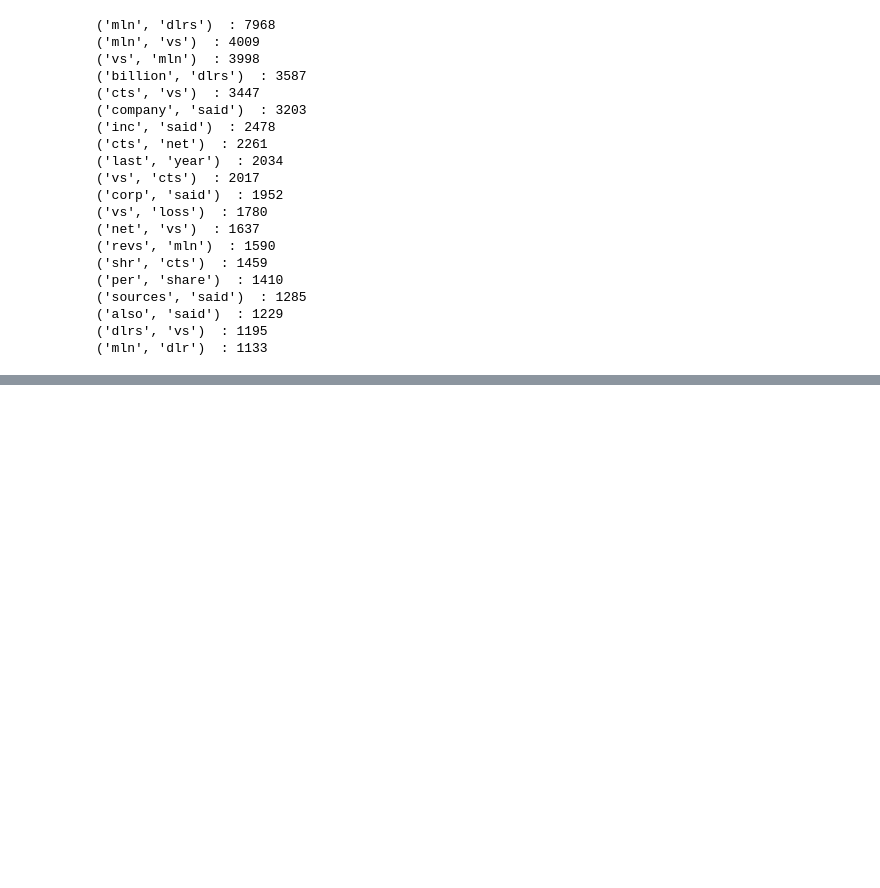
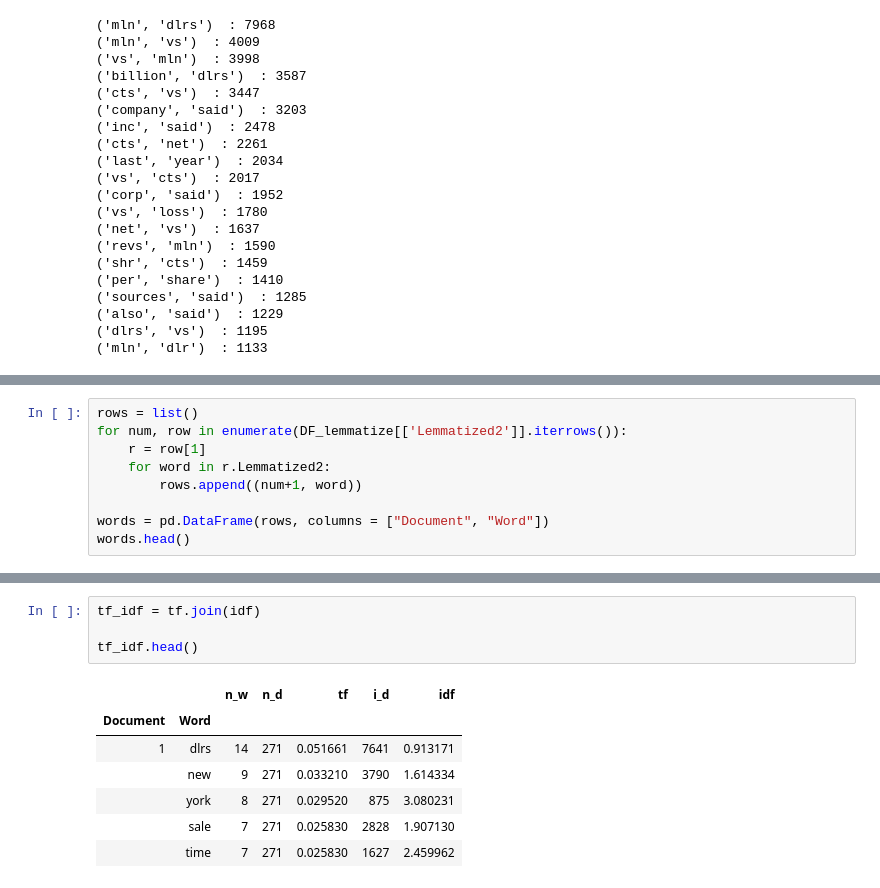
Before and after one commit to sedv8808/Simple_Word_Counting, a Jupyter notebook: Simple_Word_Counting.ipynb, the cells around one changed output, grey strips where cells are left out. Cells and saved outputs as stored; diff of their text form; blank space fills up the shorter version.

```diff
--- a/Simple_Word_Counting.ipynb
+++ b/Simple_Word_Counting.ipynb
@@ -532,0 +550,9 @@ for i in most_common_bigrams:
+# %%
+rows = list()
+for num, row in enumerate(DF_lemmatize[['Lemmatized2']].iterrows()):
+    r = row[1]
+    for word in r.Lemmatized2:
+        rows.append((num+1, word))
+
+words = pd.DataFrame(rows, columns = ["Document", "Word"])
+words.head()
@@ -532,0 +650,12 @@ for i in most_common_bigrams:
+# %%
+tf_idf = tf.join(idf)
+
+tf_idf.head()
+# %% [output]
+|  |  | n_w | n_d | tf | i_d | idf |
+| Document | Word |  |  |  |  |  |
+| 1 | dlrs | 14 | 271 | 0.051661 | 7641 | 0.913171 |
+|  | new | 9 | 271 | 0.033210 | 3790 | 1.614334 |
+|  | york | 8 | 271 | 0.029520 | 875 | 3.080231 |
+|  | sale | 7 | 271 | 0.025830 | 2828 | 1.907130 |
+|  | time | 7 | 271 | 0.025830 | 1627 | 2.459962 |
```
Also changed, not shown: parts of 20 cells of this notebook.
